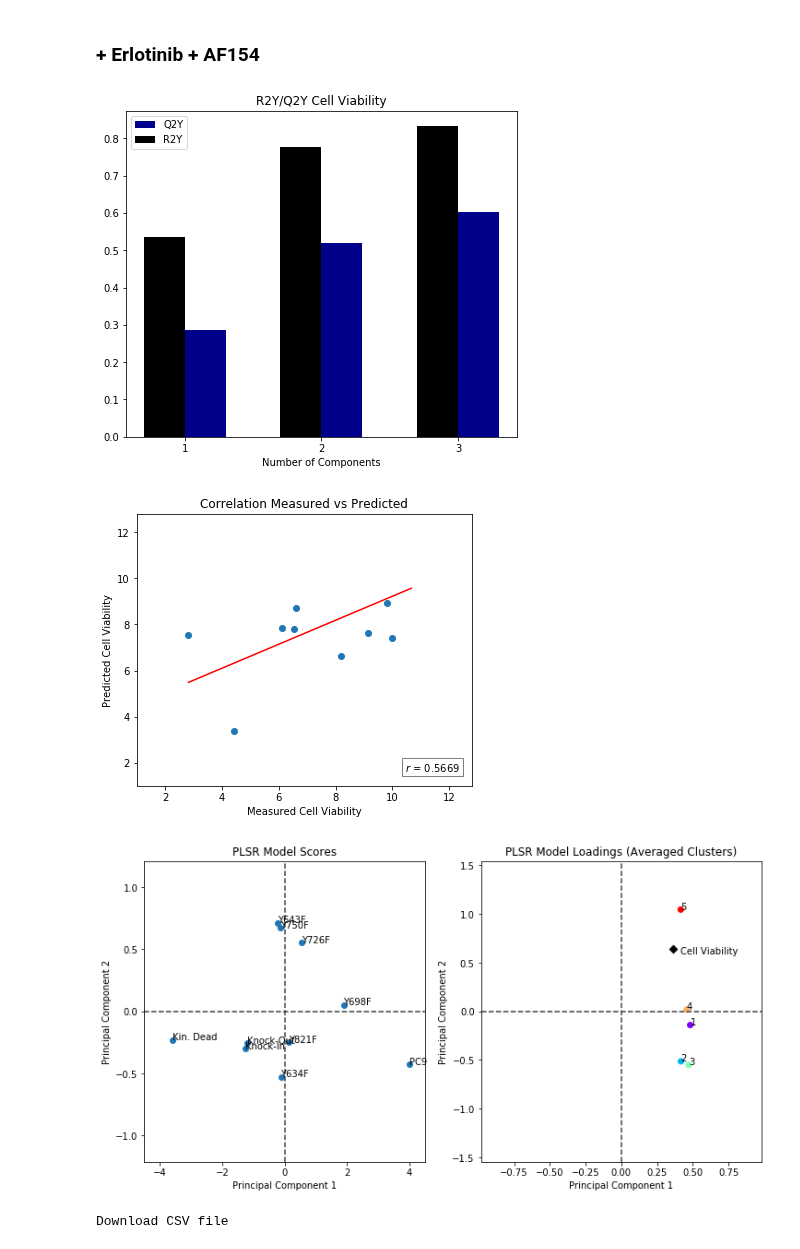
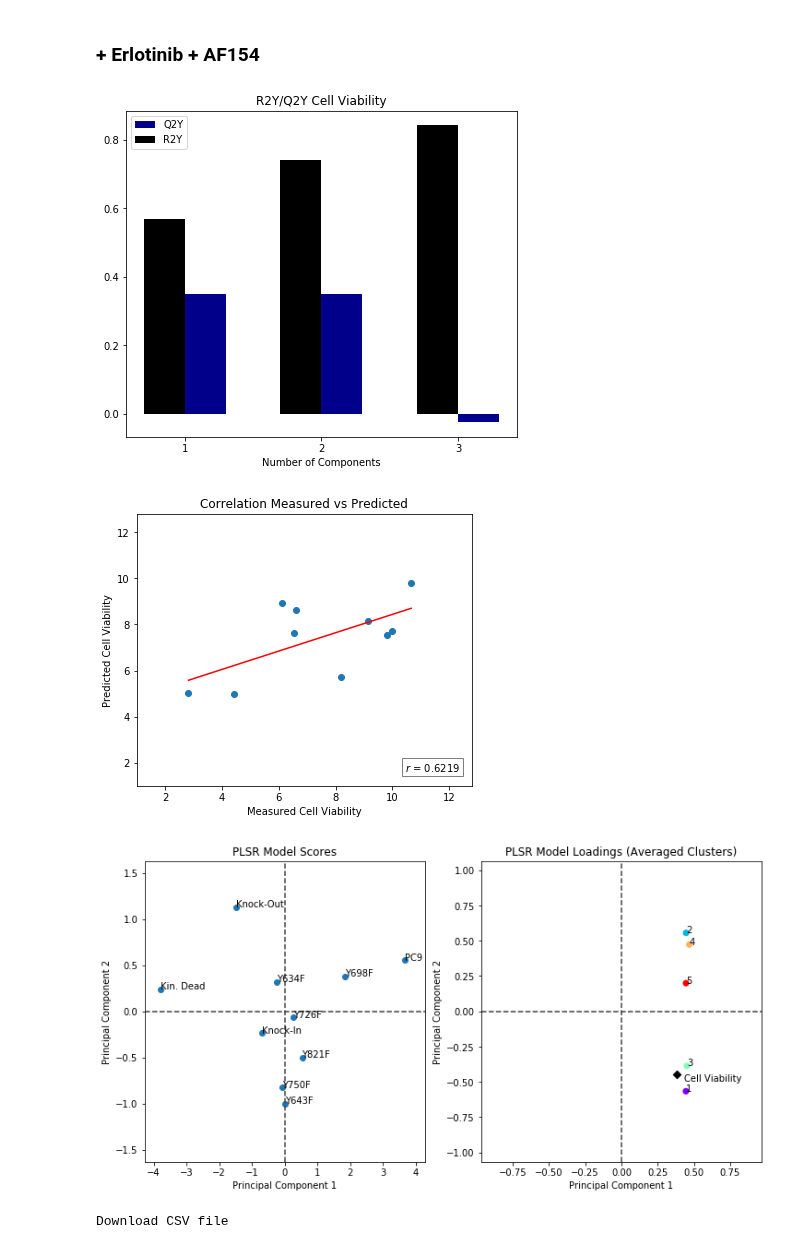
Before and after one commit to meyer-lab/DDMC, a Jupyter notebook: Fig2-AXLmutantsRegression_AF154.ipynb, the cells around one changed output. Drawn from its saved outputs; the diff is of its cells as text; code cells hidden in the pictures.

```diff
--- a/Fig2-AXLmutantsRegression_AF154.ipynb
+++ b/Fig2-AXLmutantsRegression_AF154.ipynb
@@ -97,17 +97,17 @@ Name: 40, dtype: float64
 # %% [markdown]
 ### + Erlotinib + AF154
 # %%
-distance_method = "Binomial"
+distance_method = "PAM250"
 ncl = 5
-GMMweight = 0.0
+GMMweight = 1
 
 MSC = MassSpecClustering(info_ab, ncl, GMMweight=GMMweight, distance_method=distance_method).fit(data_ab, CV_ab)
 centers_ab = MSC.transform(data_ab)
 
 fig, ax = plt.subplots(1, 1, figsize=(7,6))
 plotR2YQ2Y(ax, centers_ab, CV_ab, 4)
 # %% [output]
-[figure, old version]
+[figure, new version]
 # %%
 # fig, ax = plt.subplots(1, 1, figsize=(8,6))
 # plotMixedClusteringPLSR_GridSearch(ax, data_ab, info_ab, CV_ab, distance_method)
@@ -145,13 +145,13 @@ centers_ab = mixedCl_plsr.named_steps.mixedCl.transform(data_ab)
 fig, ax = plt.subplots(1,1,figsize=(6,5))
 plotMeasuredVsPredicted(ax, mixedCl_plsr, data_ab, CV_ab)
 # %% [output]
-[figure, old version]
+[figure, new version]
 # %%
 fig, ax = plt.subplots(1, 2, figsize=(12,6))
 
 plotScoresLoadings(ax, fit, centers_ab, CV_ab, ncl, treatments_ab)
 # %% [output]
-[figure, old version]
+[figure, new version]
 # %%
 clustermembers = mixedCl_plsr.named_steps.mixedCl.clustermembers(ABC_ab.T)
 create_download_link(clustermembers, "20200115-AXLaf154_BMP_W1/2.csv")
```
Also changed, not shown: parts of 2 cells of this notebook, 4 other files.
